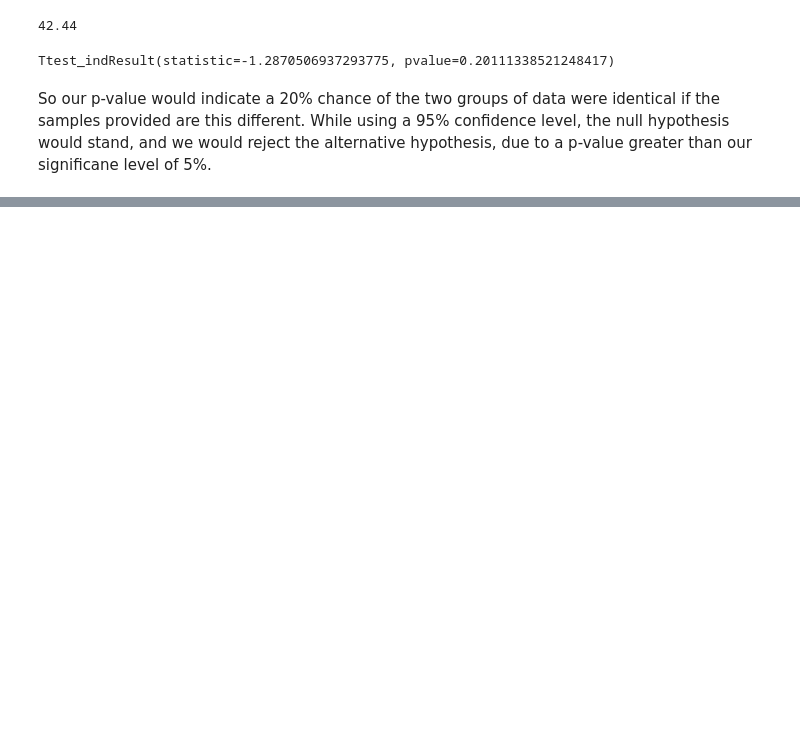
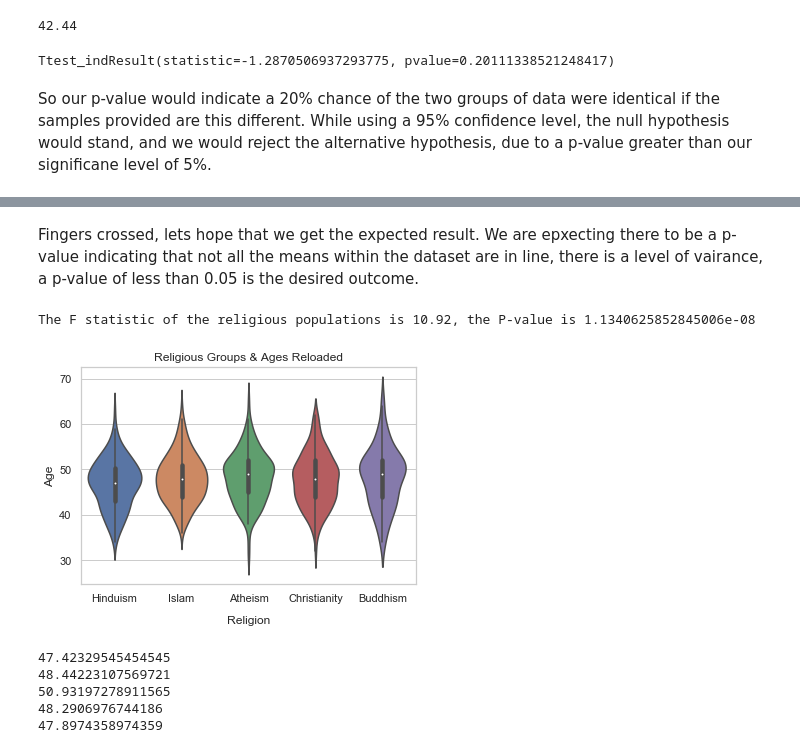
Before and after one commit to ComeOnTaBlazes/MLearning_Statsistics, a Jupyter notebook: ANOVA-testing.ipynb, the cells around one changed output, grey strips where cells are left out. Cells and saved outputs as stored; diff of their text form; code cells hidden in the pictures; blank space fills up the shorter version.

Commit message:
ANOVA testing - updated

```diff
--- a/ANOVA-testing.ipynb
+++ b/ANOVA-testing.ipynb
@@ -124,0 +261,59 @@ References: https://docs.scipy.org/doc/scipy/reference/generated/scipy.stats.tte
+# %%
+# Re-create the random dataset
+
+religions = ["Christianity", "Islam", "Atheism", "Hinduism", "Buddhism"]
+percentage_rels = [.34, .26, .16, .16, .08]
+
+
+rng = np.random.default_rng(42)
+
+pop_rel = rng.choice(a = religions, p = percentage_rels, size = 1000)
+
+
+
+#Copying from our above poisson distribution
+four_religion_ages = stats.poisson.rvs(loc=18, mu=30, size=1000)
+atheist_religion_ages = stats.poisson.rvs(loc=18, mu=33, size=1000)
+
+#np.where - if condition met pick from x, if not pick from y
+religion_ages_two = np.where(pop_rel=="Atheism", atheist_religion_ages, four_religion_ages)
+
+
+#Add both vales to a dataframe
+religion_df_two = pd.DataFrame({"religion": pop_rel, "age": religion_ages})
+groups = religion_df.groupby("religion").groups
+
+# Create varaible for each individual group
+christian_two = religion_ages_two[groups["Christianity"]]
+islam_two = religion_ages_two[groups["Islam"]]
+atheism_two = religion_ages_two[groups["Atheism"]]
+hinduism_two = religion_ages_two[groups["Hinduism"]]
+buddhism_two = religion_ages_two[groups["Buddhism"]]
+# %% [markdown]
+Fingers crossed, lets hope that we get the expected result. We are epxecting there to be a p-value indicating that not all the means within the dataset are in line, there is a level of vairance, a p-value of less than 0.05 is the desired outcome.
+# %%
+ANOVA_oneway_stat_two,  ANOVA_oneway_pval_two= stats.f_oneway(christian_two, islam_two, atheism_two, hinduism_two, buddhism_two)
+print(f"The F statistic of the religious populations is {ANOVA_oneway_stat_two:.2f}, the P-value is {ANOVA_oneway_pval_two}")
+# %% [output]
+The F statistic of the religious populations is 10.92, the P-value is 1.1340625852845006e-08
+# %%
+import seaborn as sns
+sns.set_theme(style="whitegrid")
+ax = sns.violinplot(x=religion_df_two["religion"], y = religion_df_two["age"], data = religion_df_two)
+#ax.title.set_text('Religious Groups & Ages Reloaded')
+ax.set(ylabel='Age', title ='Religious Groups & Ages Reloaded')
+ax.set_xlabel(xlabel='Religion', labelpad=12.0,);
+# %% [output]
+[figure, added]
+# %%
+print(religion_ages_two[groups["Christianity"]].mean())
+print(religion_ages_two[groups["Islam"]].mean())
+print(religion_ages_two[groups["Atheism"]].mean())
+print(religion_ages_two[groups["Hinduism"]].mean())
+print(religion_ages_two[groups["Buddhism"]].mean())
+# %% [output]
+47.42329545454545
+48.44223107569721
+50.93197278911565
+48.2906976744186
+47.8974358974359
```
Also changed, not shown: parts of 23 cells of this notebook.
